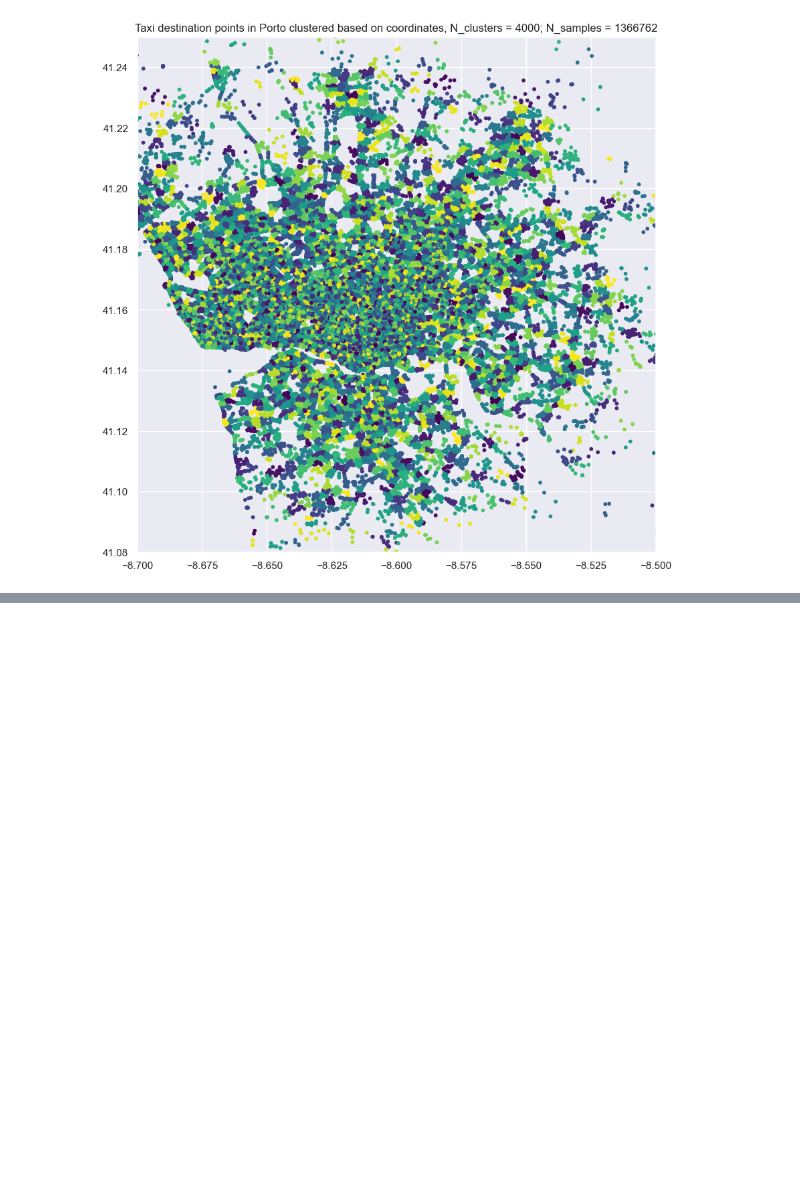
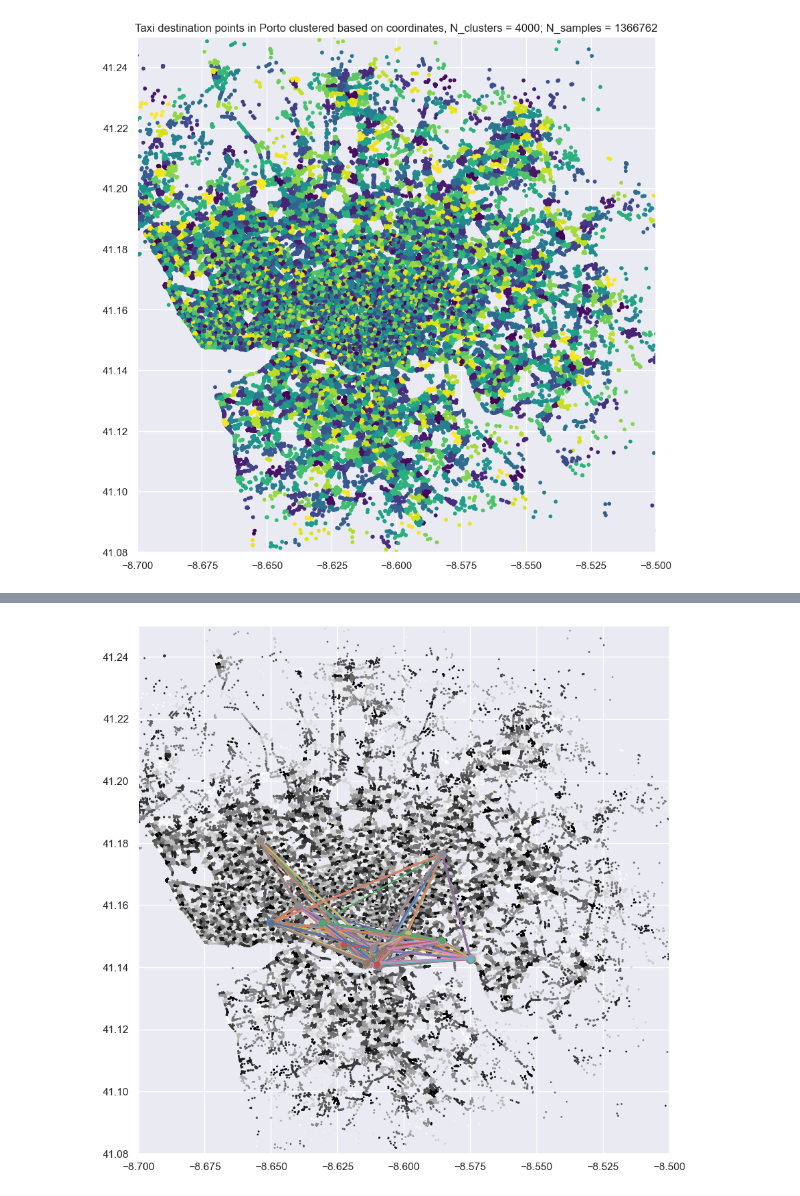
Before and after one commit to julia189/taxi-destination-prediction, a Jupyter notebook: notebooks/EDA.ipynb, the cells around one changed output, grey strips where cells are left out. Cells and saved outputs as stored; diff of their text form; code cells hidden in the pictures; blank space fills up the shorter version.

```diff
--- a/notebooks/EDA.ipynb
+++ b/notebooks/EDA.ipynb
@@ -156,2 +127,2 @@ train_data[['trip_id', 'cluster_label']]
 # %%
-grouped_data = train_data.groupby('cluster_label', as_index=False)['trip_id'].nunique()
+grouped_data = train_data.groupby(['cluster_label_start', 'cluster_label'], as_index=False)['trip_id'].count().sort_values(by='trip_id', ascending=False)
@@ -160,4 +128,0 @@ frequent_dest = grouped_data.sort_values(by='trip_id', ascending=False).head(50)
-# %%
-sns.set()
-plt.bar(frequent_dest.cluster_label, frequent_dest.trip_id)
-plt.show()
@@ -165,0 +129,2 @@ plt.show()
+# %%
+top10_routes = grouped_data.head(10)
@@ -165,0 +141,21 @@ plt.show()
+# %%
+train_data_top10 = train_data[(train_data.cluster_label_start.isin(top10_routes.cluster_label_start))
+                    & (train_data.cluster_label.isin(top10_routes.cluster_label))]
+# %%
+plt.figure(figsize=(10,10))
+plt.scatter(train_data.dest_point_lon,
+                        train_data.dest_point_lat,
+            c=train_data.cluster_label, s=1,cmap='grey')
+plt.ylim([41.08,41.25])
+plt.xlim([-8.7,-8.5])
+for index,row in train_data_top10.iterrows():
+    route = pd.DataFrame({'LON': [row.start_point_lon,row.dest_point_lon],
+                          'LAT': [row.start_point_lat,row.dest_point_lat]})
+
+
+    plt.plot(route.LON,route.LAT, '-o')
+
+
+plt.show()
+# %% [output]
+[figure, added]
```
Also changed, not shown: parts of 6 cells of this notebook, 2 other files.
